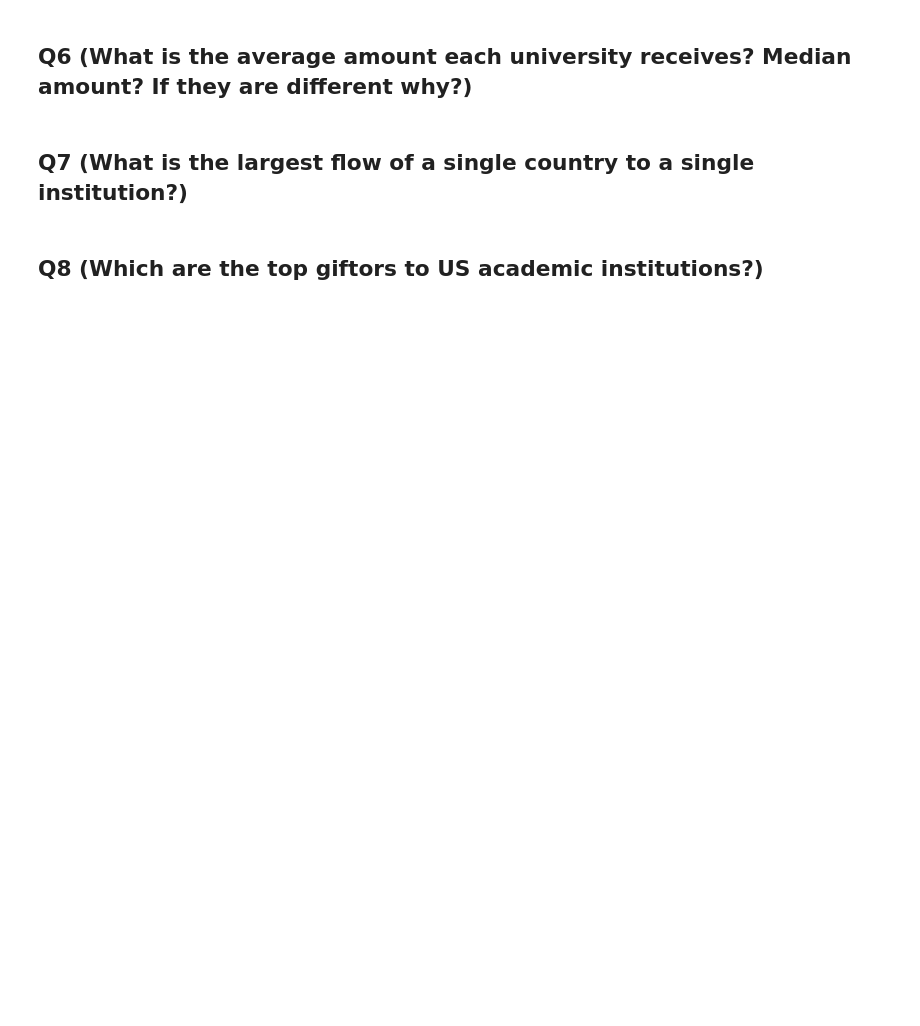
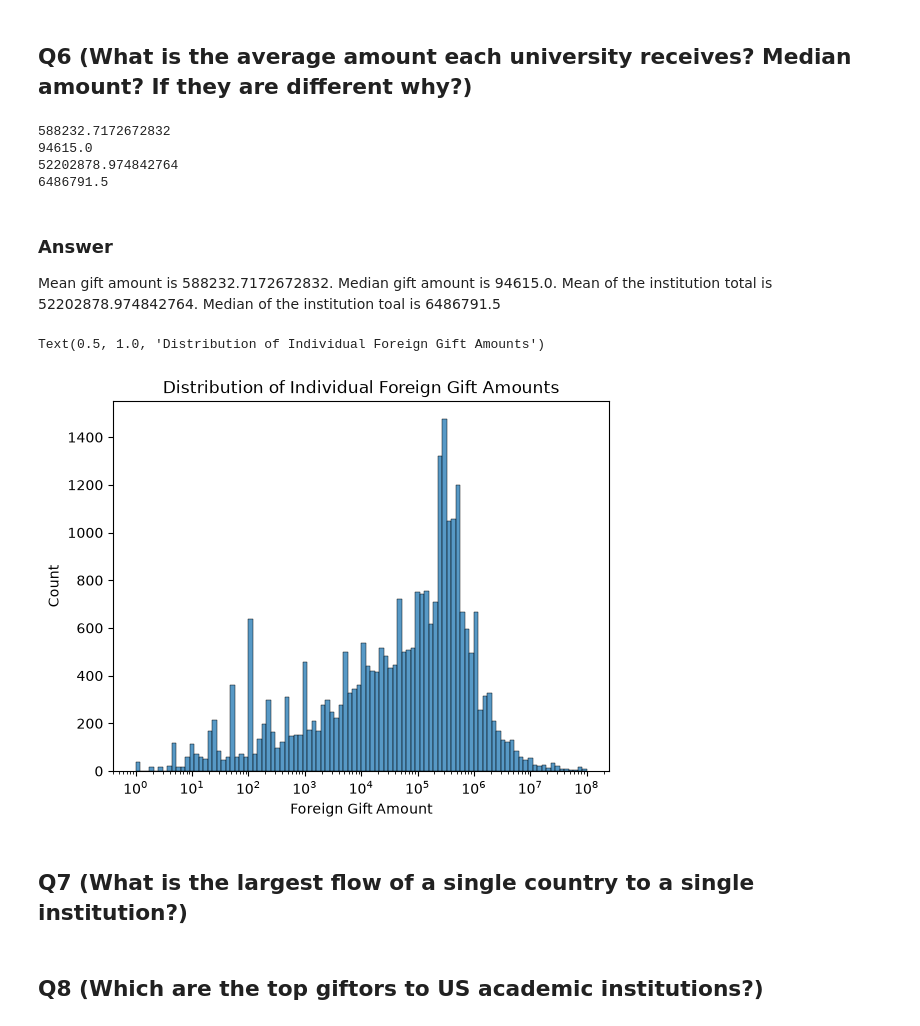
Before and after one commit to sree-srinivasan/uu_wrangling_and_eda, a Jupyter notebook: lab_1/initial_analysis.ipynb, the cells around one changed output. Saved outputs shown, nothing was run; the diff lists cells and outputs as text; code cells hidden in the pictures; blank space fills up the shorter version.

```diff
--- a/lab_1/initial_analysis.ipynb
+++ b/lab_1/initial_analysis.ipynb
@@ -132,5 +143,31 @@ University of California, Los Angeles at 3916
 # %% [markdown]
 ## Q6 (What is the average amount each university receives? Median amount? If they are different why?)
+# %%
+g_mean = df['Foreign Gift Amount'].mean()
+print(g_mean)
+g_median = df['Foreign Gift Amount'].median()
+print(g_median)
+
+uni = df.groupby('Institution Name')['Foreign Gift Amount'].sum()
+print(uni.mean())
+print(uni.median())
+# %% [output]
+588232.7172672832
+94615.0
+52202878.974842764
+6486791.5
+# %% [markdown]
+### Answer
+Mean gift amount is 588232.7172672832. Median gift amount is 94615.0. Mean of the institution total is 52202878.974842764. Median of the institution toal is 6486791.5
+# %%
+sns.histplot(df['Foreign Gift Amount'], bins = 100, log_scale = (True, False))
+# Need to do lines
+plt.xlabel('Foreign Gift Amount')
+plt.ylabel('Count')
+plt.title('Distribution of Individual Foreign Gift Amounts')
+# %% [output]
+Text(0.5, 1.0, 'Distribution of Individual Foreign Gift Amounts')
+[figure, added]
 # %% [markdown]
 ## Q7 (What is the largest flow of a single country to a single institution?)
 # %% [markdown]
```
Also changed, not shown: parts of 2 cells of this notebook.
